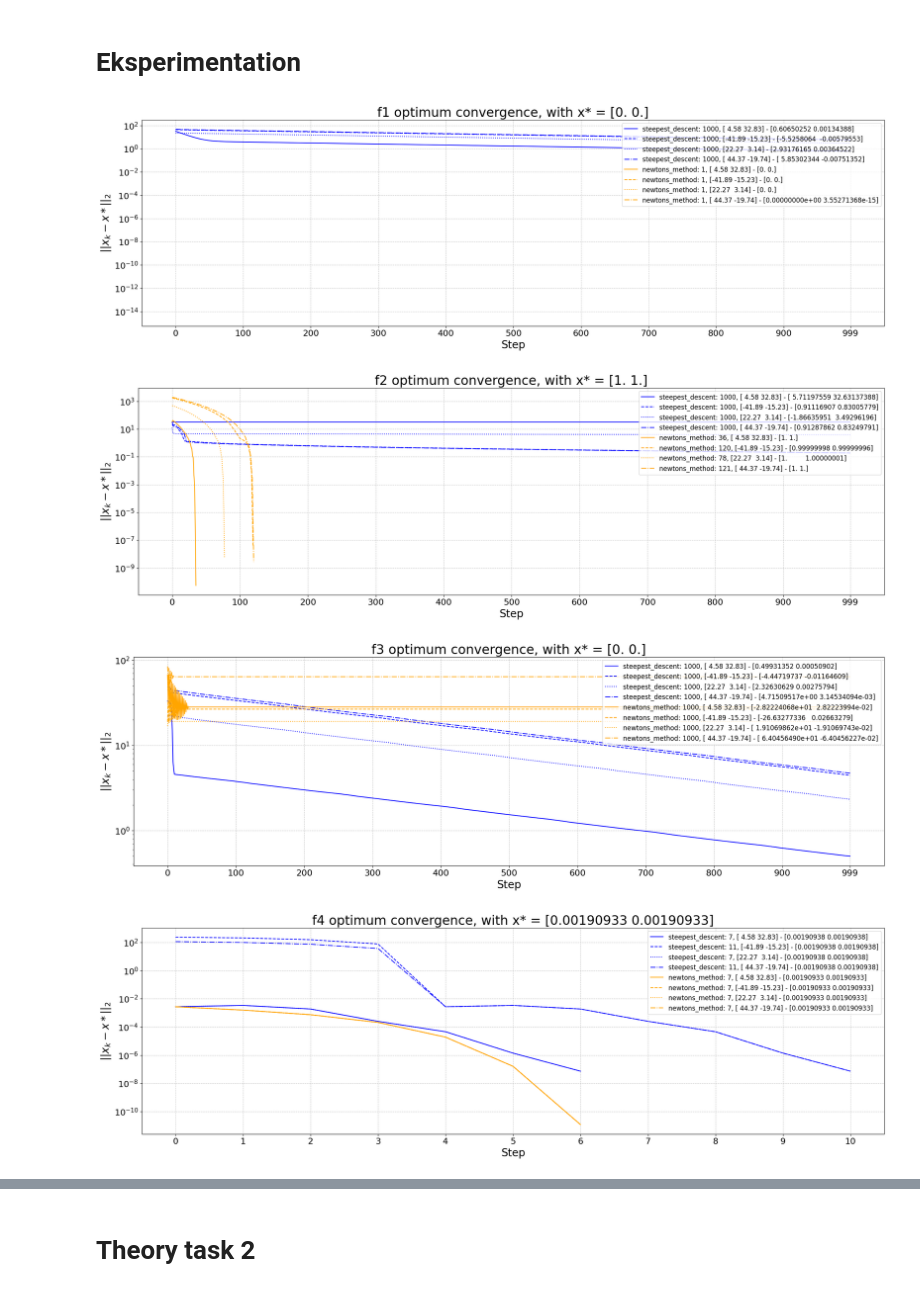
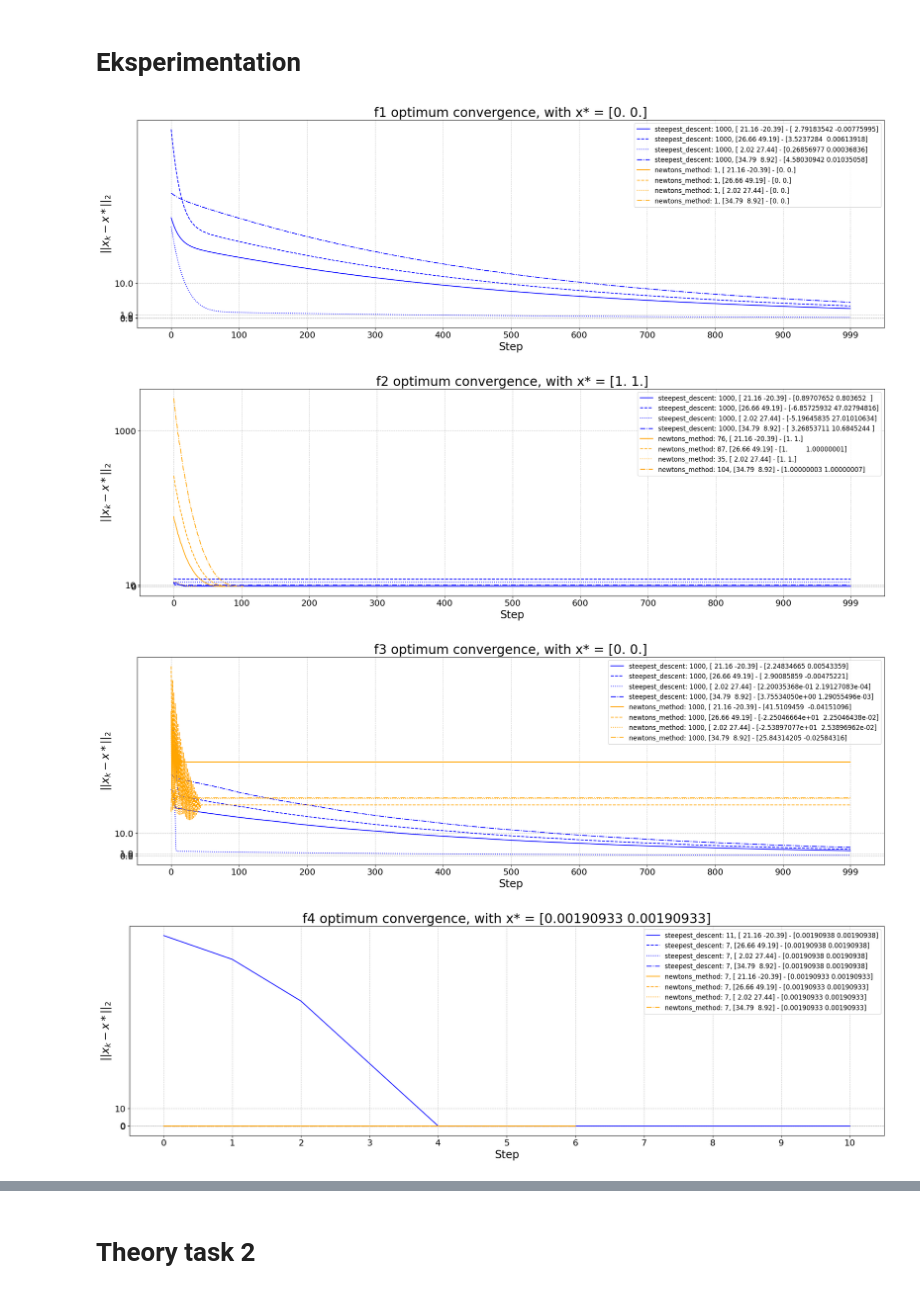
Before and after one commit to mVigholt/NO, a Jupyter notebook: Week 2/Assignment_Notebook.ipynb, the cells around one changed output, grey strips where cells are left out. Drawn from its saved outputs; the diff is of its cells as text; code cells hidden in the pictures.

```diff
--- a/Week 2/Assignment_Notebook.ipynb
+++ b/Week 2/Assignment_Notebook.ipynb
@@ -403,7 +424,6 @@ def plot_optimizers(F, O, xs):
 
     for idx, f in enumerate(F, 1):
         plt.figure(figsize=(25, 7))
-        plt.yscale("log")
         optimal = x_opt(f[0], 2)
         t = 0
         for o in O:
@@ -427,34 +447,34 @@ def plot_optimizers(F, O, xs):
         plt.ylabel("$||x_k - x*||_2$", fontsize=20)
 
         # Show only 10 ticks on x-axis
         num_ticks = 10
         step = max(t // num_ticks, 1)
         xticks_positions = list(range(0, t, step))
         if t-1 not in xticks_positions:
             xticks_positions.append(t-1)
         plt.xticks(xticks_positions, xticks_positions, fontsize=16)
 
         # Reduce y-axis grid lines
         plt.gca().yaxis.set_major_locator(plt.LogLocator(numticks=10))
         plt.yticks(fontsize=16)
 
         # Only show major grid lines
         plt.grid(True, which='major', linestyle='--', alpha=0.7)
         plt.grid(False, which='minor')
         plt.show()
         # plt.savefig(f'{idx}.png', bbox_inches='tight', dpi=300)
         # plt.close()
 
 xs = []
 for _ in range(4):
     # xs.append(np.random.normal(0, 10, size=2))
     xs.append(np.random.uniform(-50, 50+1, size=2))
     # xs.append(np.random.randint(-10, 10+1, size=2))
     np.ones(2)
 
 plot_optimizers(F, O, xs)
 # %% [output]
-[figure, old version]
+[figure, new version]
-[figure, old version]
+[figure, new version]
-[figure, old version]
+[figure, new version]
-[figure, old version]
+[figure, new version]
```
Also changed, not shown: parts of 6 cells of this notebook.
